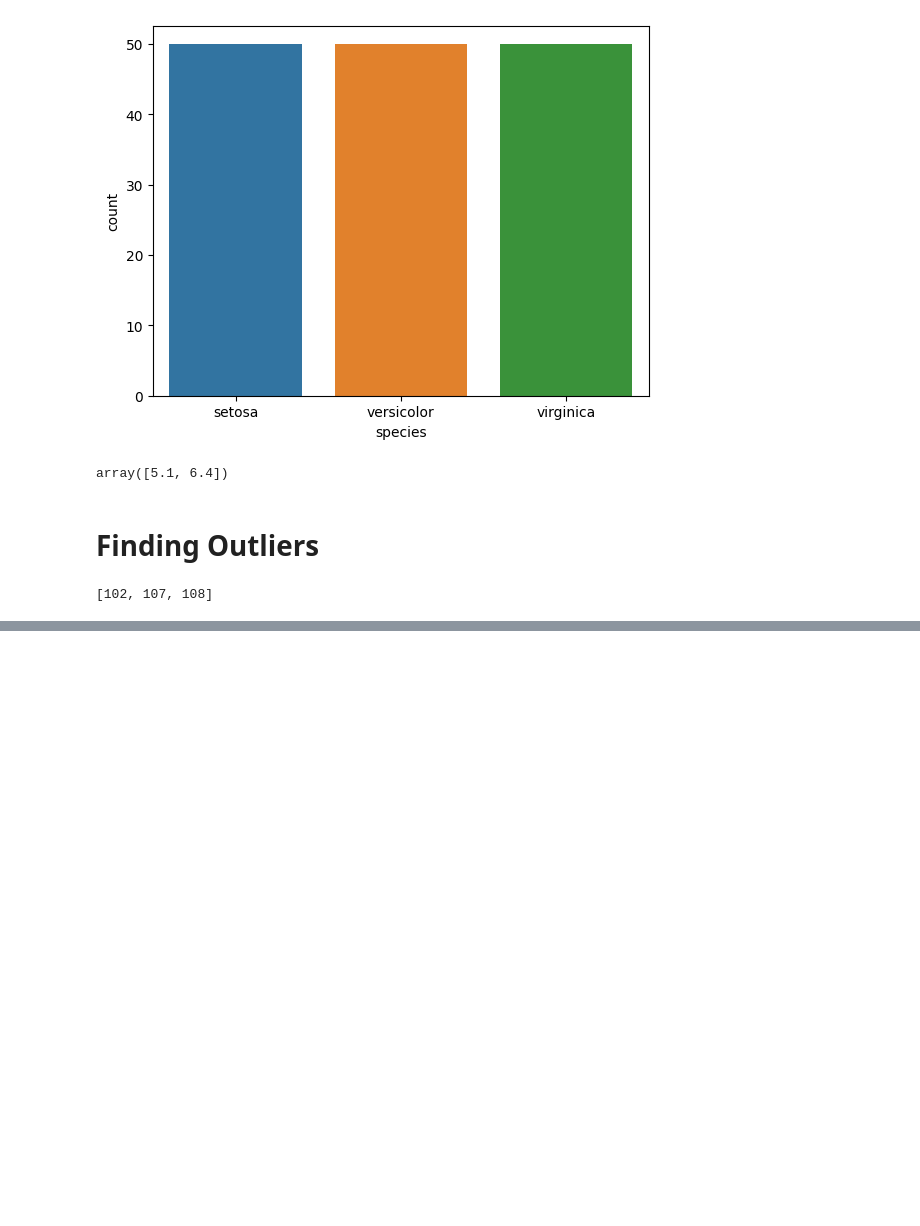
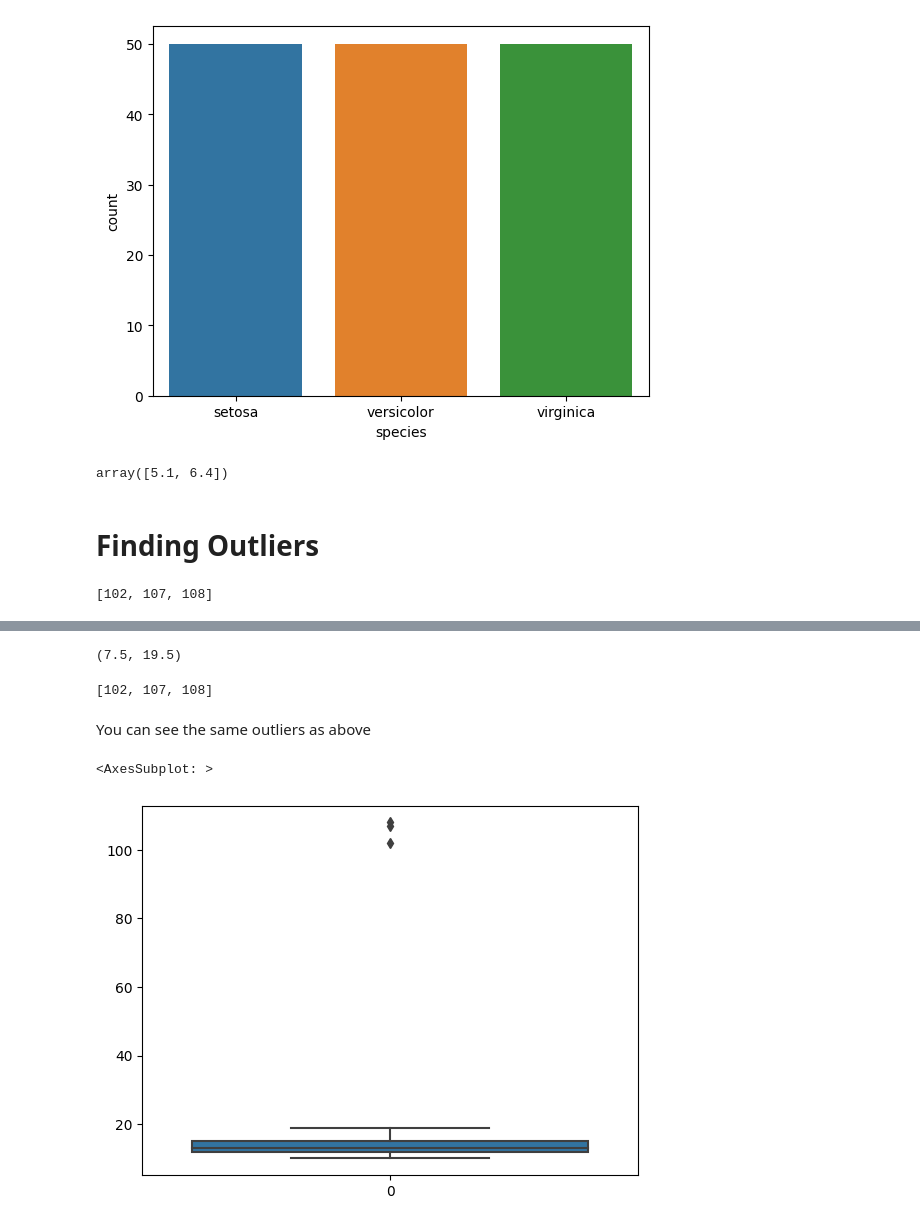
Before and after one commit to Srivathsa-216/py-366, a Jupyter notebook: Data Science/Statistics/Note1.ipynb, the cells around one changed output, grey strips where cells are left out. Cells and saved outputs as stored; diff of their text form; code cells hidden in the pictures; blank space fills up the shorter version.

Commit message:
Finding outlier through IQR and fence range

```diff
--- a/Data Science/Statistics/Note1.ipynb
+++ b/Data Science/Statistics/Note1.ipynb
@@ -109,0 +121,2 @@ detect_outliers(dataset)
+# %%
+dataset = sorted(dataset)
@@ -109,0 +136,4 @@ detect_outliers(dataset)
+# %%
+lower_fence, upper_fence
+# %% [output]
+(7.5, 19.5)
@@ -109,0 +147,11 @@ detect_outliers(dataset)
+# %%
+find_outlier(dataset)
+# %% [output]
+[102, 107, 108]
+# %% [markdown]
+You can see the same outliers as above
+# %%
+sns.boxplot(dataset)
+# %% [output]
+<AxesSubplot: >
+[figure, added]
```
Also changed, not shown: parts of 6 cells of this notebook.
